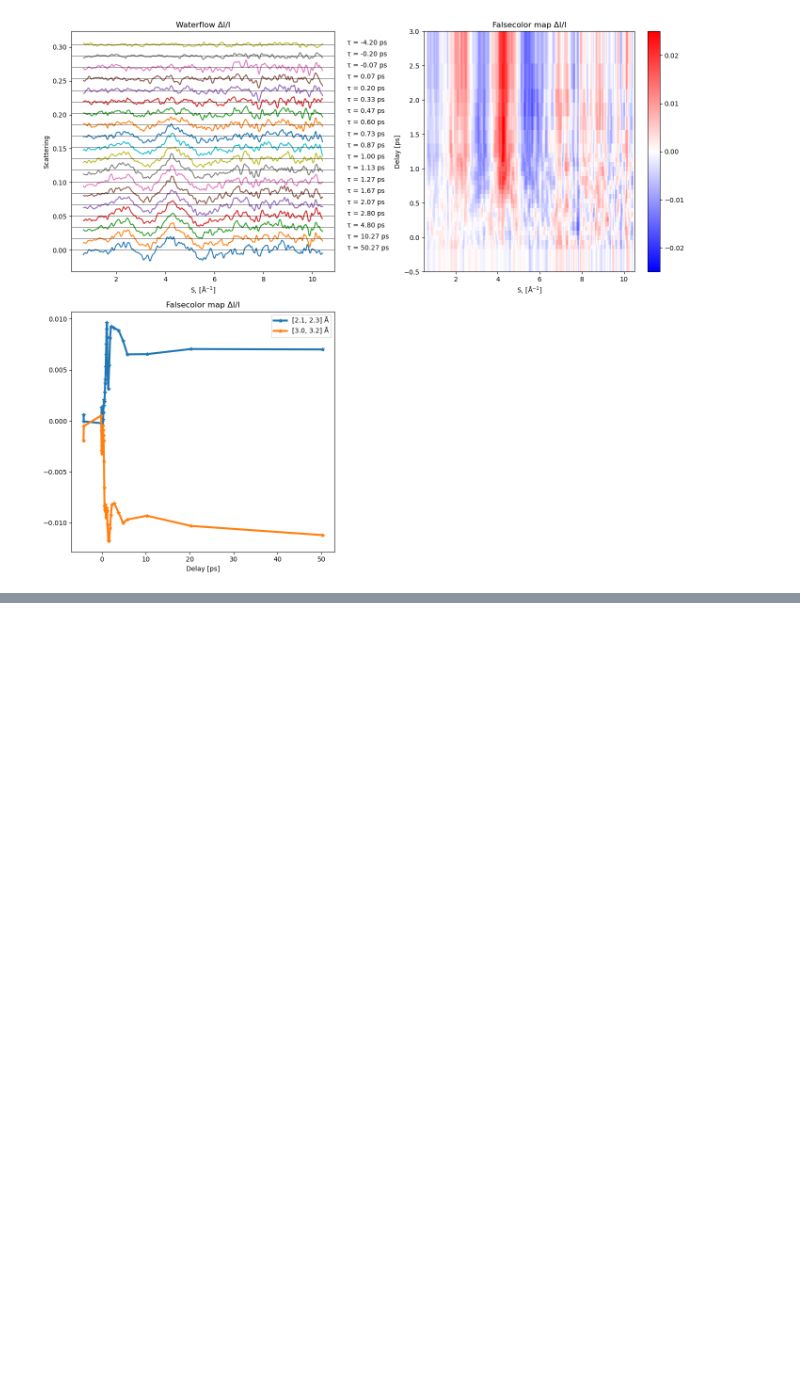
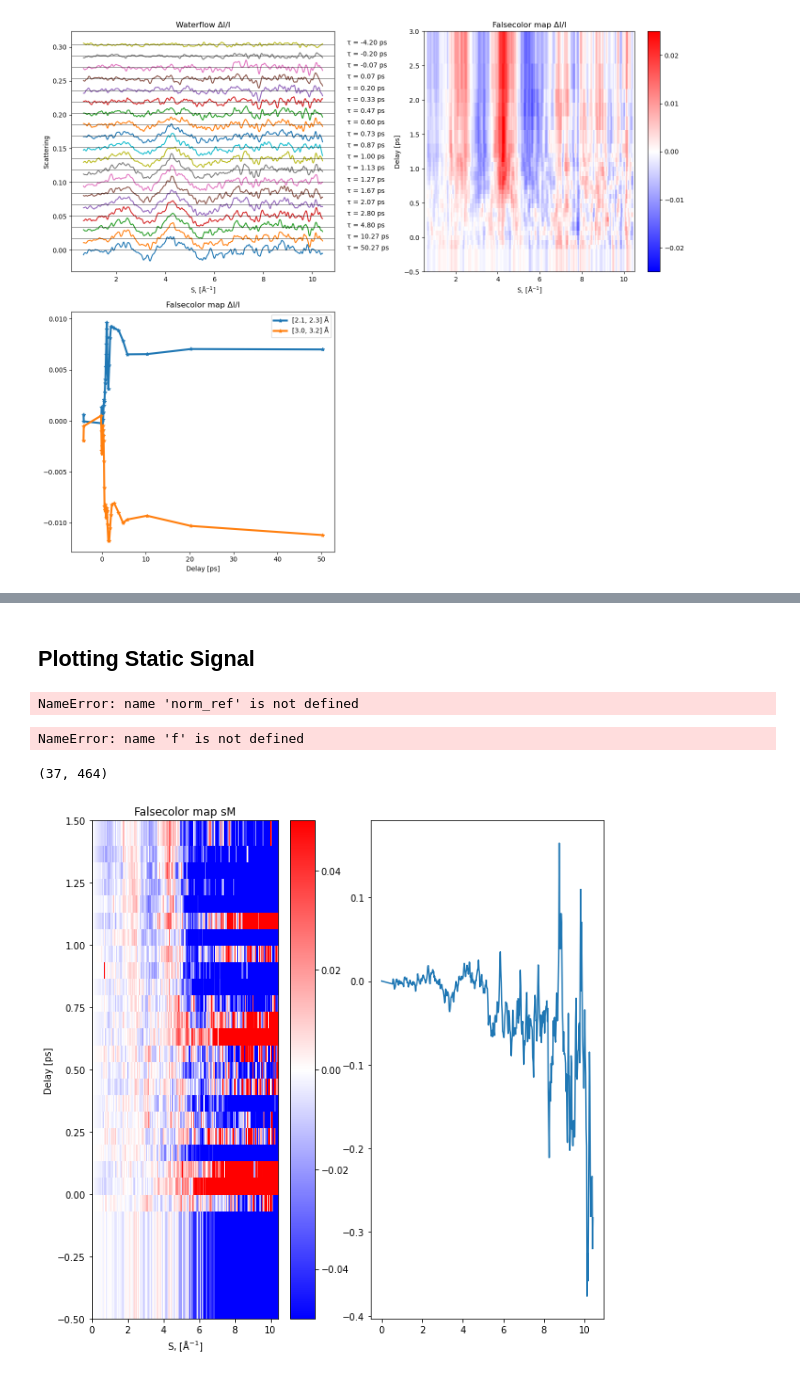
Before and after one commit to lheald2/gued, a Jupyter notebook: T0_Analysis.ipynb, the cells around one changed output, grey strips where cells are left out. Drawn from its saved outputs; the diff is of its cells as text; code cells hidden in the pictures; blank space fills up the shorter version.

```diff
--- a/T0_Analysis.ipynb
+++ b/T0_Analysis.ipynb
@@ -460,0 +1636,66 @@ plt.show()
+# %% [markdown]
+## Plotting Static Signal
+# %%
+# (4) Extratin the static scattering signal
+
+path_mol='packages/Molecular_coordinates/';     # The molecular .xyz/.csv pathes
+mol_name='o-ntph_opt';file_type='.xyz'; # Molecular geometries, .xyz or .csv file, coordinates saved in 'Molecular_coordinates'
+
+f     = import_DCS(55) # Form factor (partial scattering crosssecton), loadint the IAM form factor with z<55,
+                        # probably enough for most of orgnic molecules
+s000  = import_s()     # Q axis
+s_max = 12             # Max Q range
+r_max = 800            # Max R range
+damp_const=33          # damping factor
+[coor,atom_sum]  = load_static_mol_coor(path_mol,mol_name,file_type);
+[I,I_at,I_mol,s] = get_I_from_mol_coor(f,s000,s_max,coor,atom_sum);
+# [sM,PDF,r]       = get_sM_and_PDF_from_I(I_at,I_mol,s,r_max,damp_const)
+
+s_cali = 0.0214 # S calibration in experiment
+left   = 2.5    # Left side range in S
+right  = 10     # Right side range in S
+
+I_ground_state=norm_ref; # experimental static scattering signal
+I_ground_state = np.nanmean(norm_data[5:20], axis=0)
+
+retrieve_PDF(left,right,s_cali,f,s000,s_max,coor,atom_sum,damp_const,r_max,I_ground_state);# function to retrive to retrive the static signal
+# %% [output]
+NameError: name 'norm_ref' is not defined
+# %%
+sM = s_to_zero(f, s000, s, coor, atom_sum, norm_ref, norm_data)
+print(sM.shape)
+plt.figure(figsize=(10,10))
+plt.subplot(1,2,1)
+plt.pcolor(s, realtime, sM,cmap='bwr')
+plt.clim(vmin=-0.005, vmax=0.005);
+plt.colorbar()
+plt.ylim(-0.5, 1.5)
+plt.xlim(0, 6)
+plt.xlabel(r'S, ['+angs+'$^{-1}$]')
+plt.ylabel('Delay [ps]')
+plt.title('Falsecolor map sM')
+
+plt.subplot(1,2,2)
+plt.plot(s, sM[-1])
+plt.show()
+# %% [output]
+NameError: name 'f' is not defined
+# %%
+sM1 = sM/np.max(sM)
+print(sM1.shape)
+plt.figure(figsize=(10,10))
+plt.subplot(1,2,1)
+plt.pcolor(s, realtime, sM1,cmap='bwr')
+plt.clim(vmin=-0.05, vmax=0.05);
+plt.colorbar()
+plt.ylim(-0.5, 1.5)
+plt.xlabel(r'S, ['+angs+'$^{-1}$]')
+plt.ylabel('Delay [ps]')
+plt.title('Falsecolor map sM')
+
+plt.subplot(1,2,2)
+plt.plot(s, sM1[-1])
+plt.show()
+# %% [output]
+(37, 464)
+[figure, added]
```
Also changed, not shown: parts of 37 cells of this notebook, 8 other files.
